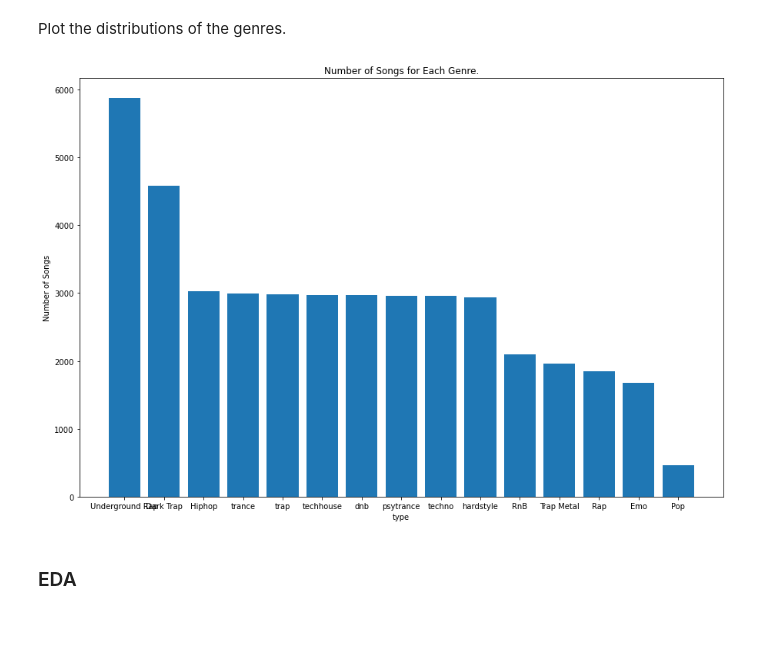
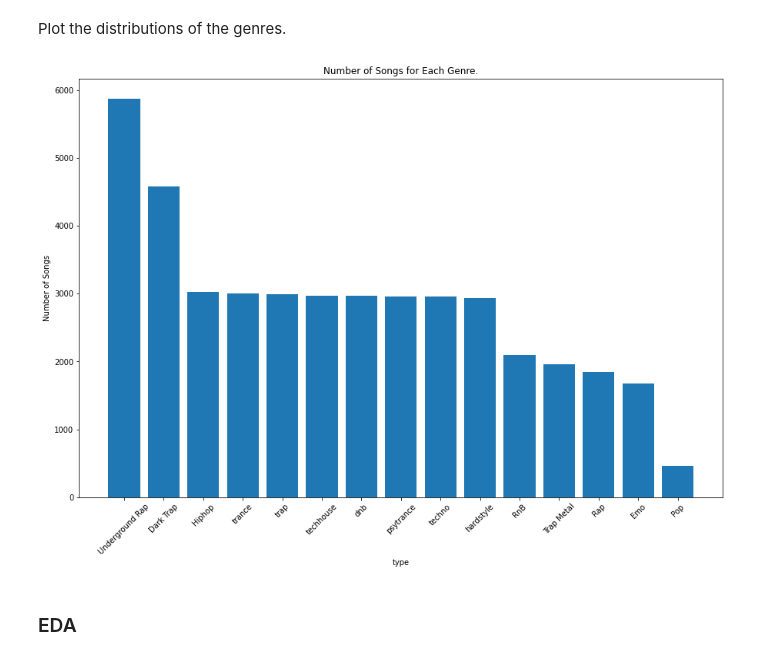
Before and after one commit to mbermont/Spotify_Project, a Jupyter notebook: code/Data_EDA.ipynb, the cells around one changed output. Saved outputs shown, nothing was run; the diff lists cells and outputs as text; code cells hidden in the pictures; blank space fills up the shorter version.

```diff
--- a/code/Data_EDA.ipynb
+++ b/code/Data_EDA.ipynb
@@ -10,7 +10,7 @@ import matplotlib.pyplot as plt
 # %% [markdown]
 1. Read in the data set from Kaggle. (https://www.kaggle.com/mrmorj/dataset-of-songs-in-spotify)
 # %%
-df = pd.read_csv('./data/genres_v2.csv')
+df = pd.read_csv('../data/genres_v2.csv')
 df.head()
 # %% [output]
 |  | danceability | energy | key | loudness | mode | speechiness | acousticness | instrumentalness | ... |
@@ -411,12 +411,13 @@ Plot the distributions of the genres.
 # %%
 plt.figure(figsize=(15,10))
 plt.bar(height=df['genre'].value_counts(), x = df['genre'].value_counts().index)
 plt.xlabel('type')
 plt.ylabel('Number of Songs')
 plt.title('Number of Songs for Each Genre.')
-plt.savefig('./imgs/Gernre_dist.png', dpi= 400)
+plt.xticks(rotation= 45)
+plt.savefig('../imgs/Gernre_dist.png', dpi= 400)
 # %% [output]
-[figure, old version]
+[figure, new version]
 # %% [markdown]
 ### EDA
 # %%
```
Also changed, not shown: parts of 8 cells of this notebook, 8 other files.
